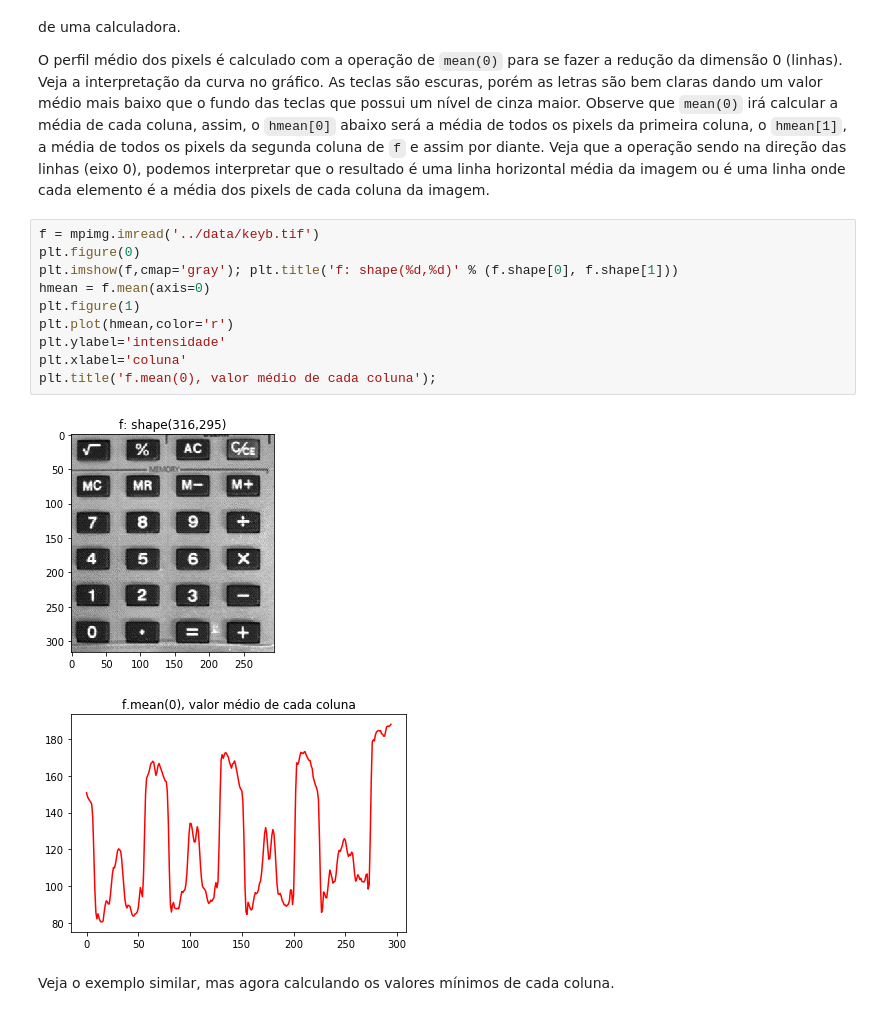
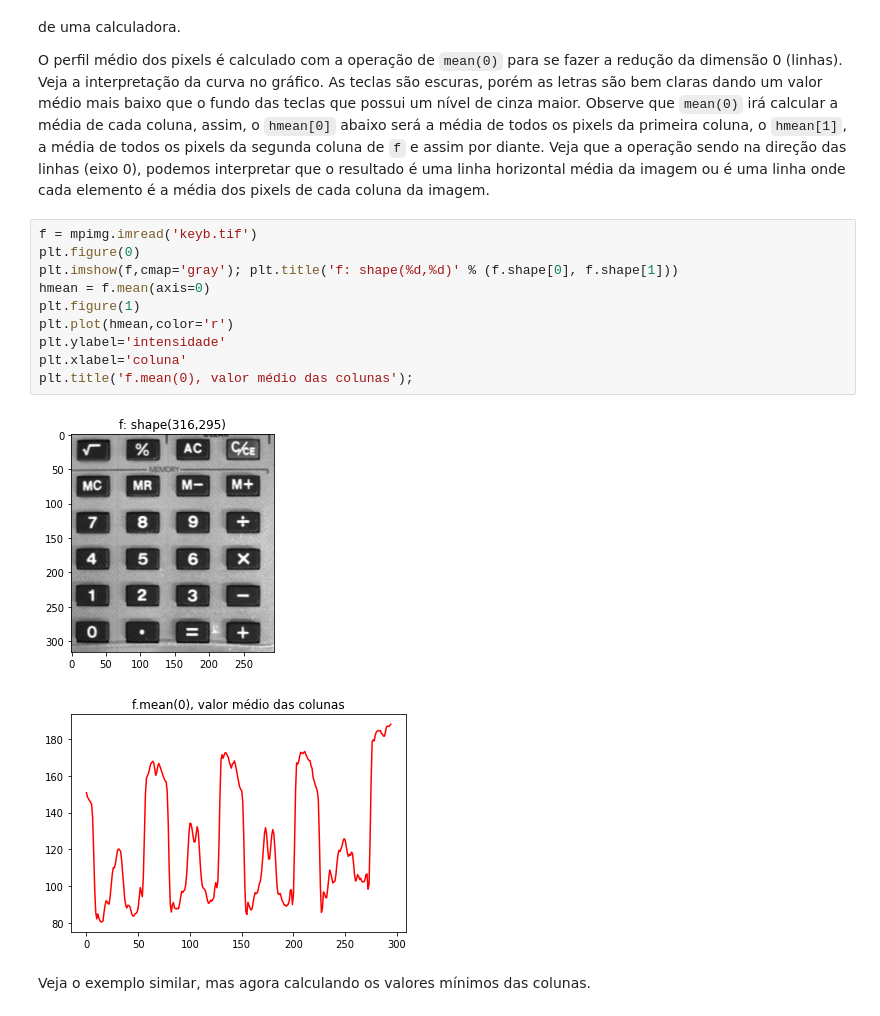
Before and after one commit to robertoalotufo/ia898, a Jupyter notebook: master/tutorial_numpy_1_5a.ipynb, the cells around one changed output. Cells and saved outputs as stored; diff of their text form.

```diff
--- a/master/tutorial_numpy_1_5a.ipynb
+++ b/master/tutorial_numpy_1_5a.ipynb
@@ -133,18 +140,18 @@ assim por diante. Veja que a operação sendo na direção das linhas (eixo 0),
 que o resultado é uma linha horizontal média da imagem ou é uma linha onde cada elemento é a
 média dos pixels de cada coluna da imagem.
 # %%
-f = mpimg.imread('../data/keyb.tif')
+f = mpimg.imread('keyb.tif')
 plt.figure(0)
 plt.imshow(f,cmap='gray'); plt.title('f: shape(%d,%d)' % (f.shape[0], f.shape[1]))
 hmean = f.mean(axis=0)
 plt.figure(1)
 plt.plot(hmean,color='r')
 plt.ylabel='intensidade'
 plt.xlabel='coluna'
-plt.title('f.mean(0), valor médio de cada coluna');
+plt.title('f.mean(0), valor médio das colunas');
 # %% [output]
-[figure, old version]
+[figure, new version]
-[figure, old version]
+[figure, new version]
 # %% [markdown]
-Veja o exemplo similar, mas agora calculando os valores mínimos de cada coluna.
+Veja o exemplo similar, mas agora calculando os valores mínimos das colunas.
 # %%
```
Also changed, not shown: parts of 19 cells of this notebook.
